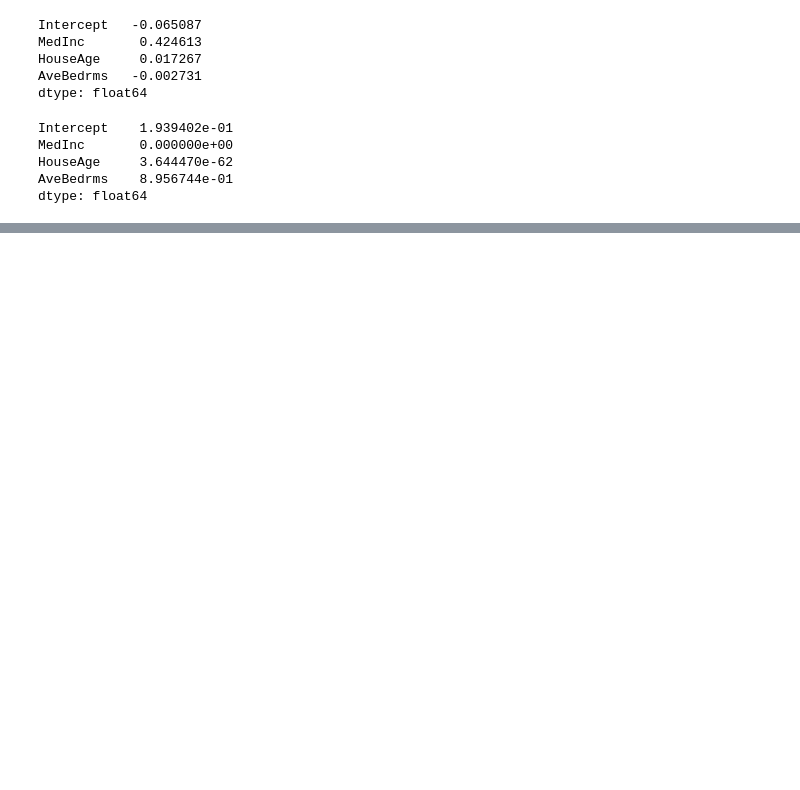
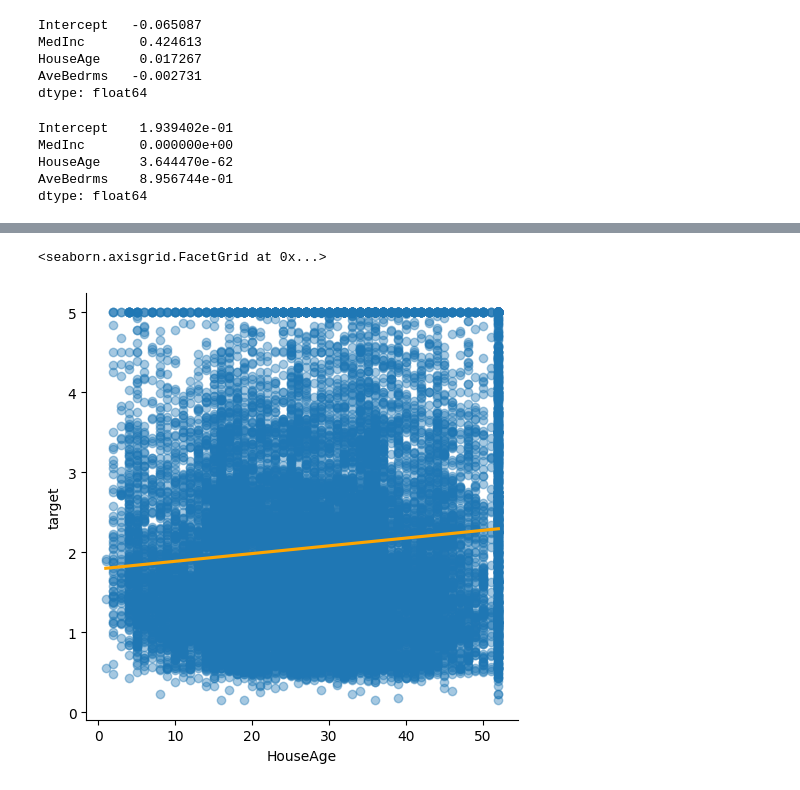
Before and after one commit to pNatTueku/codingProjectwithPython, a Jupyter notebook: project_03_california_housing.ipynb, the cells around one changed output, grey strips where cells are left out. Drawn from its saved outputs; the diff is of its cells as text; code cells hidden in the pictures; blank space fills up the shorter version.

```diff
--- a/project_03_california_housing.ipynb
+++ b/project_03_california_housing.ipynb
@@ -547,0 +624,5 @@ dtype: float64
+# %%
+sns.lmplot(data = df, x = 'HouseAge', y = 'target', ci = None, scatter_kws = {'alpha': 0.4}, line_kws = {'color': 'orange'})
+# %% [output]
+<seaborn.axisgrid.FacetGrid at 0x...>
+[figure, added]
```
Also changed, not shown: parts of 42 cells of this notebook.
